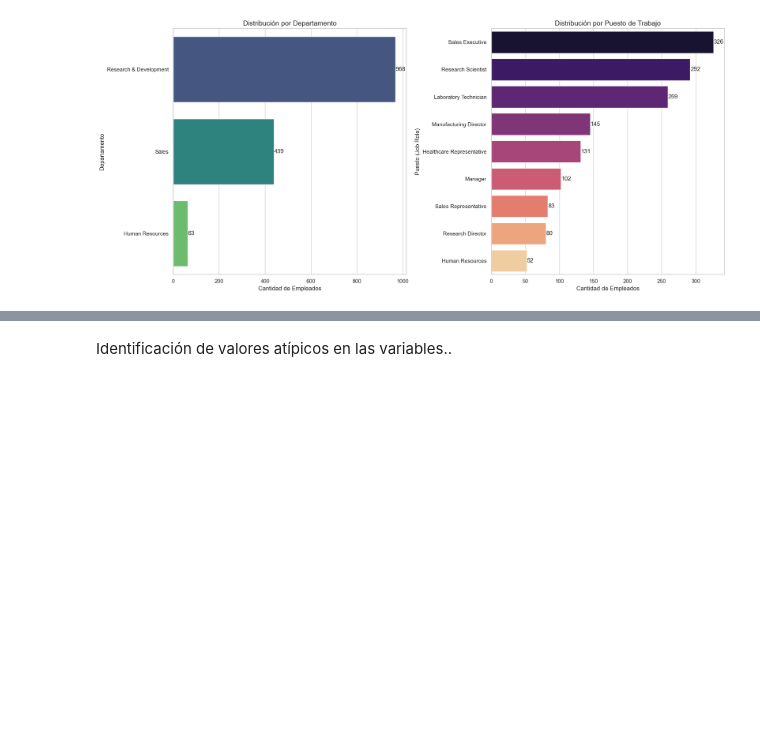
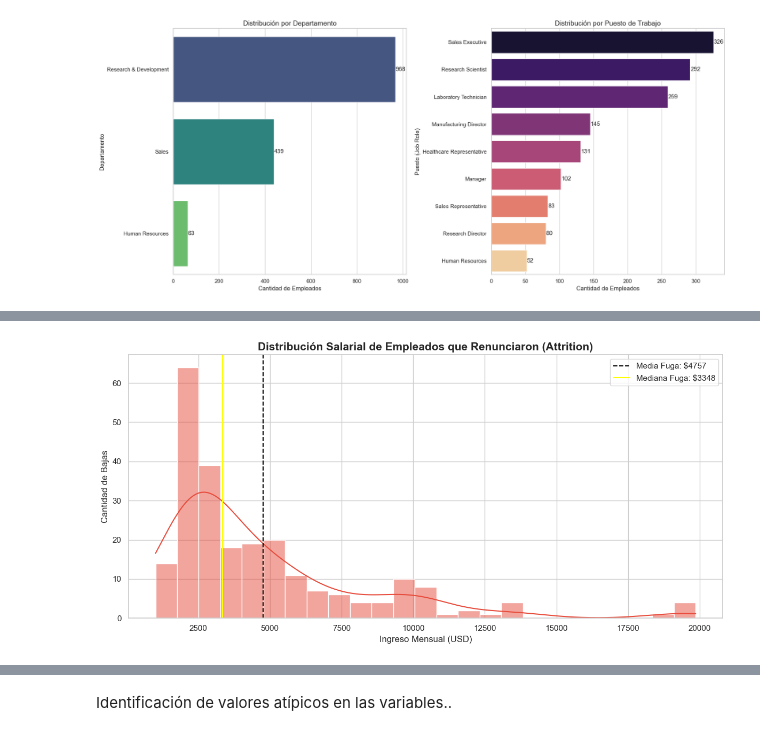
Before and after one commit to Eleonora1989/project-da-promo-63-modulo-3-team-3, a Jupyter notebook: fases/fase_3_visualizacion.ipynb, the cells around one changed output, grey strips where cells are left out. Drawn from its saved outputs; the diff is of its cells as text; code cells hidden in the pictures; blank space fills up the shorter version.

```diff
--- a/fases/fase_3_visualizacion.ipynb
+++ b/fases/fase_3_visualizacion.ipynb
@@ -201,3 +228,32 @@ Passing `palette` without assigning `hue` is deprecated and will be removed in v
+# %%
+# Rango salarial solo de empleados que se han ido
+
+# 1. Filtrar solo los empleados que se han ido
+df_fuga = df_hr_limpio[df_hr_limpio['attrition'] == 'Yes']
+
+# 2. Configuración de estilo
+plt.figure(figsize=(12, 6))
+
+# 3. Crear el histograma con curva de densidad
+sns.histplot(data=df_fuga, x='monthly_income', kde=True, color='#e74c3c', bins=25)
+
+# 4. Referencias estadísticas de la fuga
+mean_fuga = df_fuga['monthly_income'].mean()
+median_fuga = df_fuga['monthly_income'].median()
+
+plt.axvline(mean_fuga, color='black', linestyle='--', label=f'Media Fuga: ${mean_fuga:.0f}')
+plt.axvline(median_fuga, color='yellow', linestyle='-', label=f'Mediana Fuga: ${median_fuga:.0f}')
+
+# 5. Estética
+plt.title('Distribución Salarial de Empleados que Renunciaron (Attrition)', fontsize=15, fontweight='bold')
+plt.xlabel('Ingreso Mensual (USD)', fontsize=12)
+plt.ylabel('Cantidad de Bajas', fontsize=12)
+plt.legend()
+
+plt.tight_layout()
+plt.show()
+# %% [output]
+[figure, added]
 # %%
 df_hr_limpio.sample(5)
 # %% [output]
```
Also changed, not shown: parts of 6 cells of this notebook, 1 other file.
